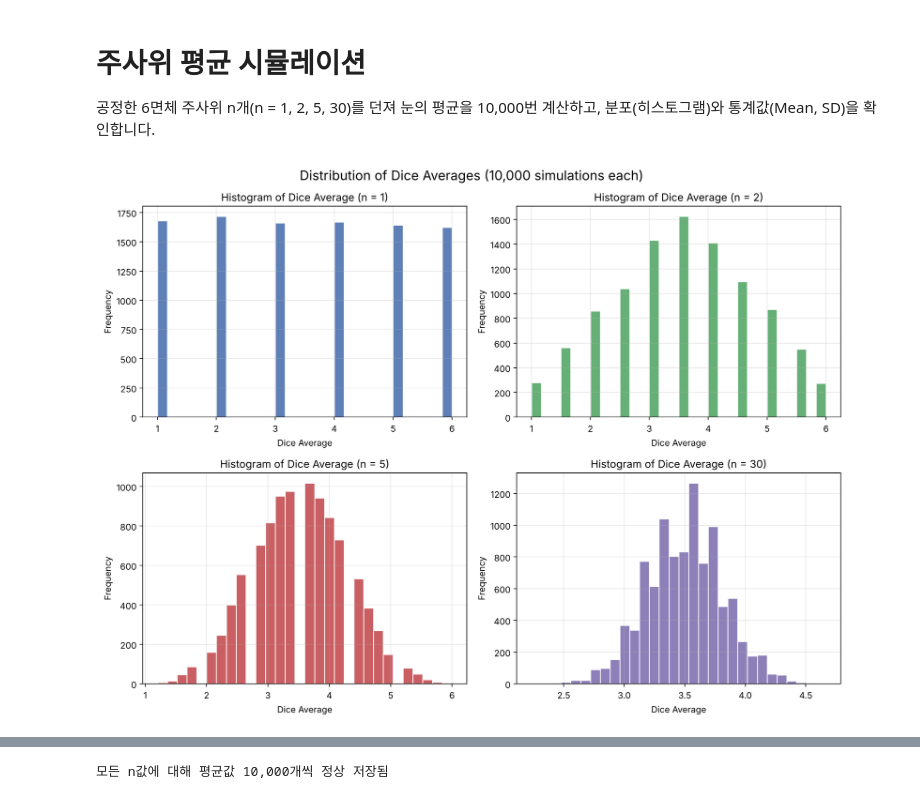
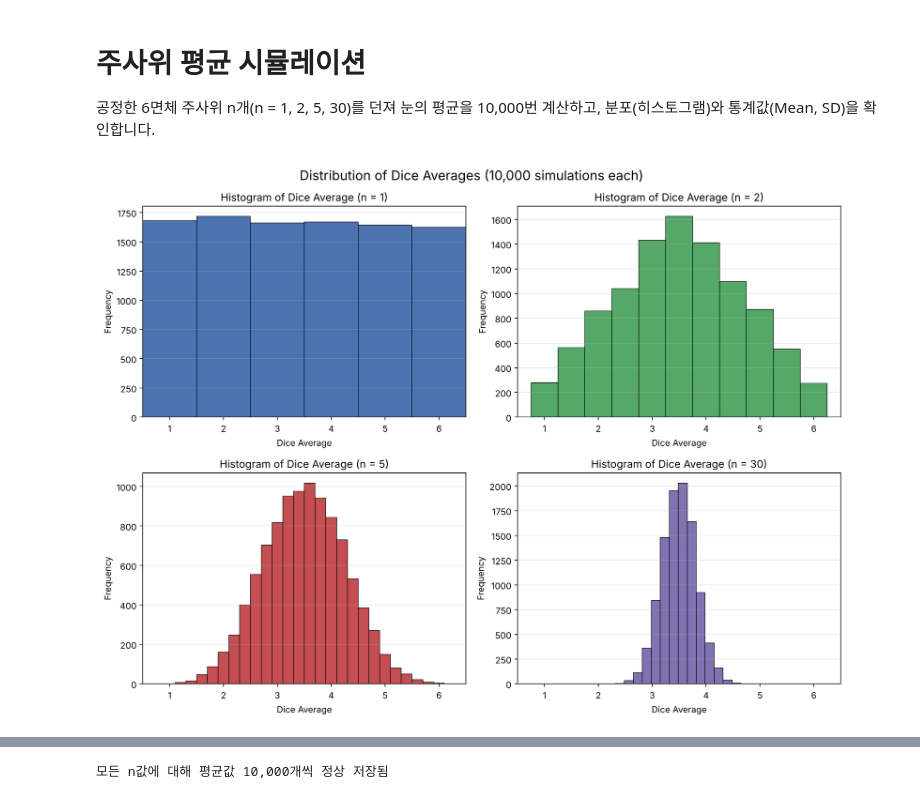
Before and after one commit to dahyeon14/MontyHallProblem, a Jupyter notebook: dice_simulation.ipynb, the cells around one changed output, grey strips where cells are left out. Cells and saved outputs as stored; diff of their text form; code cells hidden in the pictures.

Commit message:
Align histogram bins with possible dice averages
Co-Authored-By: Claude Sonnet 5.5 <noreply@anthropic.com>
Claude-Session: https://claude.ai/code/session_01JEWw4U6bkW64dmzfyRtgSP

```diff
--- a/dice_simulation.ipynb
+++ b/dice_simulation.ipynb
@@ -18,20 +18,24 @@ for n in n_values:
     rolls = rng.integers(1, 7, size=(n_trials, n))  # 1~6 균등 난수, (반복 x 주사위) 배열
     results[n] = rolls.mean(axis=1)                 # 반복마다 평균 계산 -> 길이 10,000
 # %%
-# 2x2 subplot 히스토그램 출력
+# 2x2 subplot 히스토그램 출력 (가능한 평균값 k/n에 bin을 맞춤)
 colors = ["#4C72B0", "#55A868", "#C44E52", "#8172B2"]
 fig, axes = plt.subplots(2, 2, figsize=(12, 9))
 for ax, n, c in zip(axes.ravel(), n_values, colors):
-    ax.hist(results[n], bins=30, color=c, edgecolor="white", alpha=0.9)
+    step = max(1, n // 6)                              # n=30은 5개 값씩 묶어 표시
+    k = np.arange(n, 6 * n + 1, step)                  # 합계 n~6n에 해당하는 값
+    edges = np.append((k - 0.5) / n, (6 * n + 0.5) / n)  # 각 평균값이 bin 중앙에 오도록 경계 설정
+    ax.hist(results[n], bins=edges, color=c, edgecolor="black", linewidth=0.6)
     ax.set_title(f"Histogram of Dice Average (n = {n})")
     ax.set_xlabel("Dice Average")
     ax.set_ylabel("Frequency")
-    ax.grid(alpha=0.3)
+    ax.set_xlim(0.5, 6.5)                              # 모든 그래프 x축 범위 통일
+    ax.grid(axis="y", alpha=0.3)
 fig.suptitle("Distribution of Dice Averages (10,000 simulations each)", fontsize=15)
 plt.tight_layout()
 plt.show()
 # %% [output]
-[figure, old version]
+[figure, new version]
 # %%
 # 통계값 출력: 평균값들의 Mean과 SD (n값별)
 for n in n_values:
```
